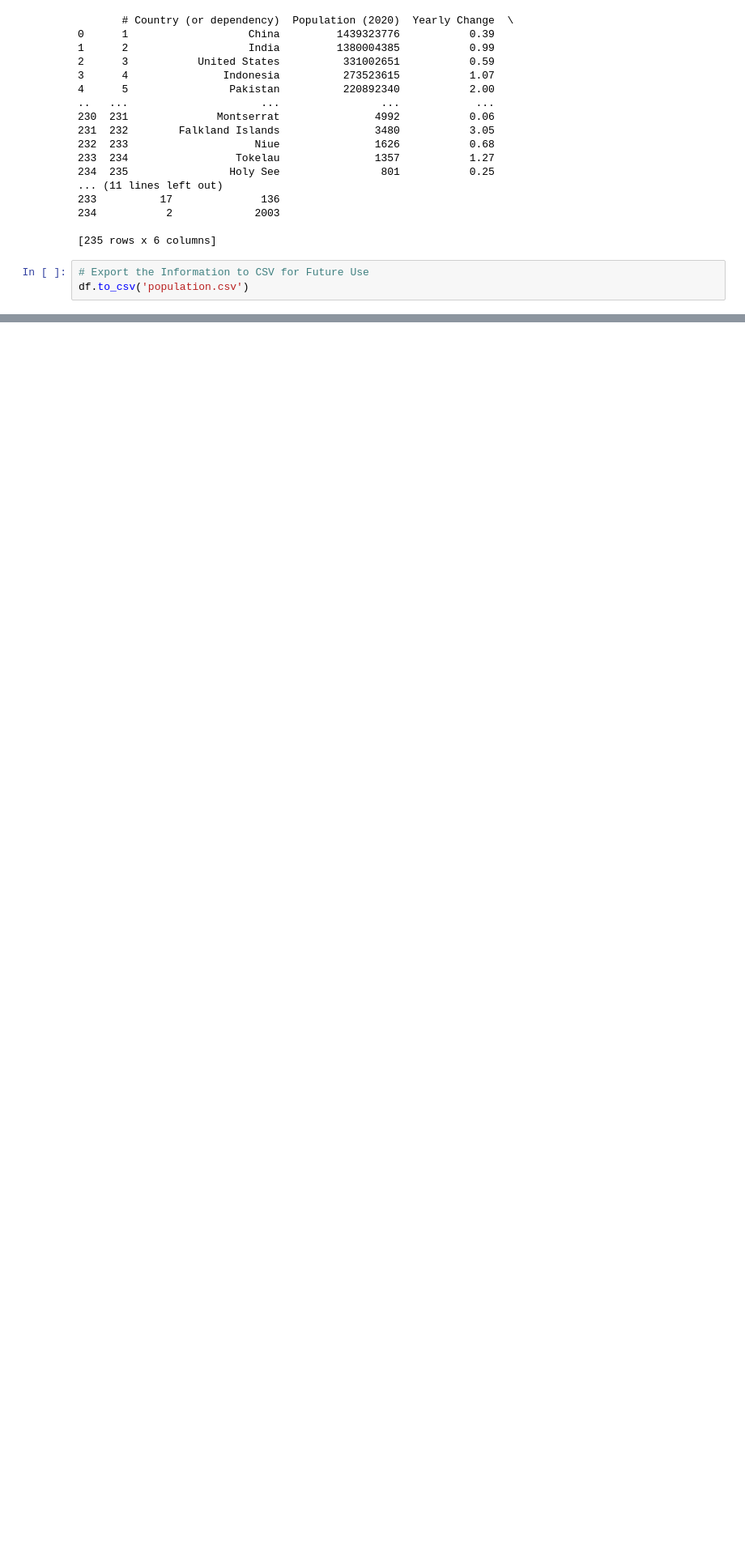
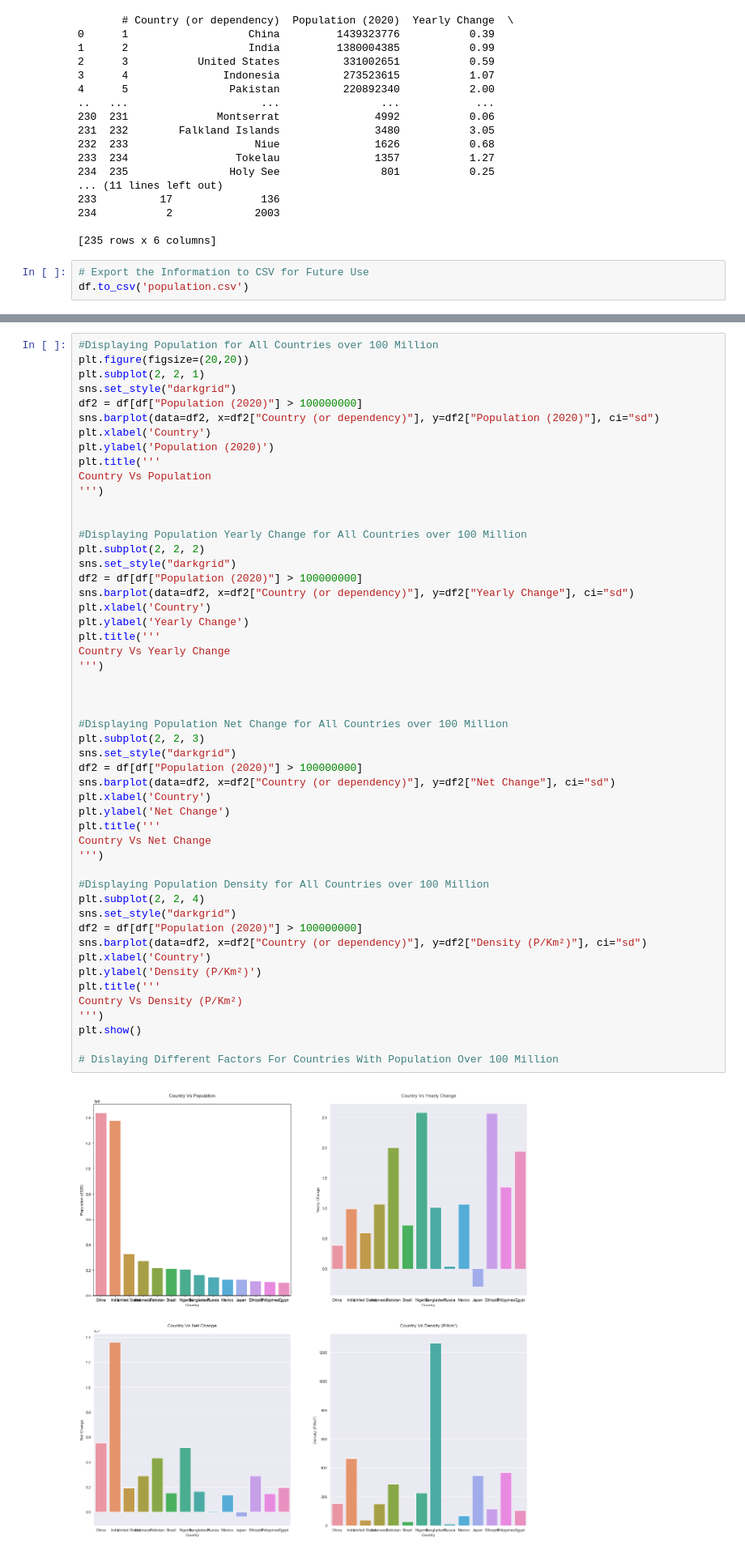
Before and after one commit to erick576/WorldPopulationVisualization, a Jupyter notebook: World_Population_Visualization.ipynb, the cells around one changed output, grey strips where cells are left out. Shown at 81% size. Cells and saved outputs as stored; diff of their text form; blank space fills up the shorter version.

```diff
--- a/World_Population_Visualization.ipynb
+++ b/World_Population_Visualization.ipynb
@@ -356,0 +278,53 @@ plt.show()
+# %%
+#Displaying Population for All Countries over 100 Million
+plt.figure(figsize=(20,20))
+plt.subplot(2, 2, 1)
+sns.set_style("darkgrid")
+df2 = df[df["Population (2020)"] > 100000000]
+sns.barplot(data=df2, x=df2["Country (or dependency)"], y=df2["Population (2020)"], ci="sd")
+plt.xlabel('Country')
+plt.ylabel('Population (2020)')
+plt.title('''
+Country Vs Population
+''')
+
+
+#Displaying Population Yearly Change for All Countries over 100 Million
+plt.subplot(2, 2, 2)
+sns.set_style("darkgrid")
+df2 = df[df["Population (2020)"] > 100000000]
+sns.barplot(data=df2, x=df2["Country (or dependency)"], y=df2["Yearly Change"], ci="sd")
+plt.xlabel('Country')
+plt.ylabel('Yearly Change')
+plt.title('''
+Country Vs Yearly Change
+''')
+
+
+
+#Displaying Population Net Change for All Countries over 100 Million
+plt.subplot(2, 2, 3)
+sns.set_style("darkgrid")
+df2 = df[df["Population (2020)"] > 100000000]
+sns.barplot(data=df2, x=df2["Country (or dependency)"], y=df2["Net Change"], ci="sd")
+plt.xlabel('Country')
+plt.ylabel('Net Change')
+plt.title('''
+Country Vs Net Change
+''')
+
+#Displaying Population Density for All Countries over 100 Million
+plt.subplot(2, 2, 4)
+sns.set_style("darkgrid")
+df2 = df[df["Population (2020)"] > 100000000]
+sns.barplot(data=df2, x=df2["Country (or dependency)"], y=df2["Density (P/Km²)"], ci="sd")
+plt.xlabel('Country')
+plt.ylabel('Density (P/Km²)')
+plt.title('''
+Country Vs Density (P/Km²)
+''')
+plt.show()
+
+# Dislaying Different Factors For Countries With Population Over 100 Million
+# %% [output]
+[figure, added]
```
Also changed, not shown: parts of 9 cells of this notebook.
